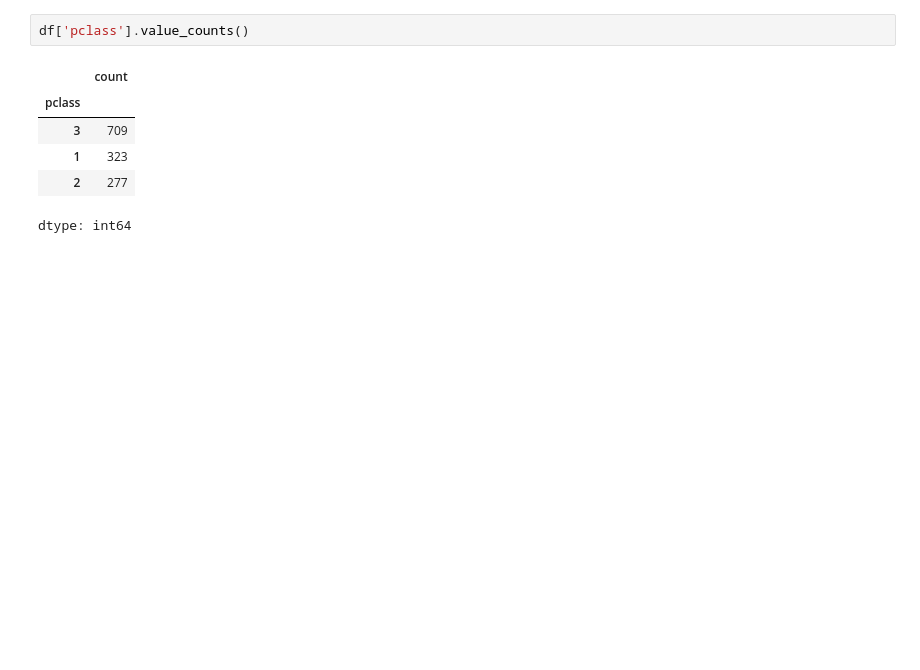
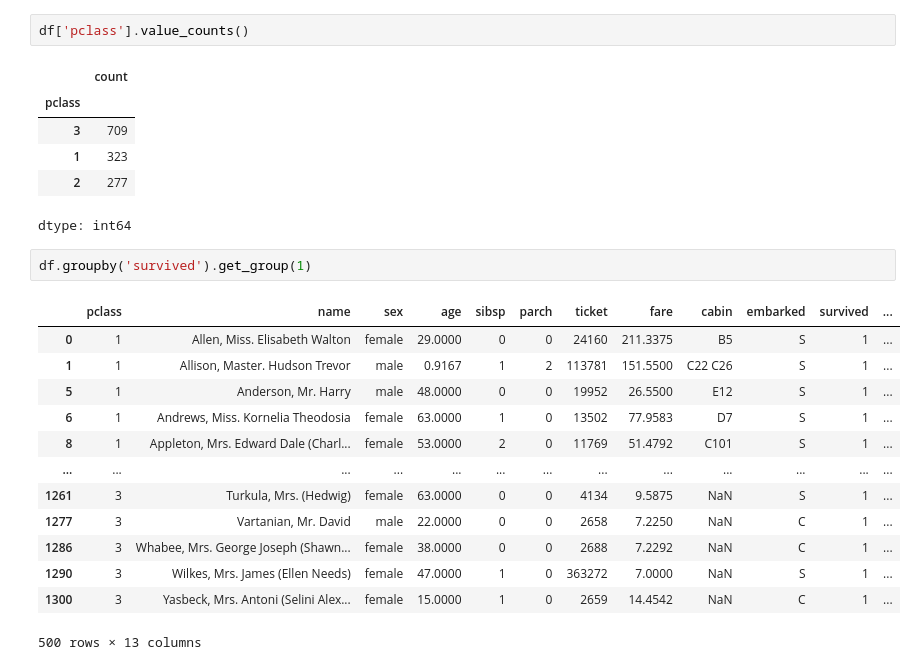
Before and after one commit to dpkasahu/numpy, a Jupyter notebook: titanic_data3.ipynb, the cells around one changed output. Saved outputs shown, nothing was run; the diff lists cells and outputs as text; blank space fills up the shorter version.

```diff
--- a/titanic_data3.ipynb
+++ b/titanic_data3.ipynb
@@ -46,3 +46,19 @@ df['pclass'].value_counts()
 | 1 | 323 |
 | 2 | 277 |
 dtype: int64
+# %%
+df.groupby('survived').get_group(1)
+# %% [output]
+|  | pclass | name | sex | age | sibsp | parch | ticket | fare | cabin | embarked | survived | ... |
+| 0 | 1 | Allen, Miss. Elisabeth Walton | female | 29.0000 | 0 | 0 | 24160 | 211.3375 | B5 | S | 1 | ... |
+| 1 | 1 | Allison, Master. Hudson Trevor | male | 0.9167 | 1 | 2 | 113781 | 151.5500 | C22 C26 | S | 1 | ... |
+| 5 | 1 | Anderson, Mr. Harry | male | 48.0000 | 0 | 0 | 19952 | 26.5500 | E12 | S | 1 | ... |
+| 6 | 1 | Andrews, Miss. Kornelia Theodosia | female | 63.0000 | 1 | 0 | 13502 | 77.9583 | D7 | S | 1 | ... |
+| 8 | 1 | Appleton, Mrs. Edward Dale (Charl... | female | 53.0000 | 2 | 0 | 11769 | 51.4792 | C101 | S | 1 | ... |
+| ... | ... | ... | ... | ... | ... | ... | ... | ... | ... | ... | ... | ... |
+| 1261 | 3 | Turkula, Mrs. (Hedwig) | female | 63.0000 | 0 | 0 | 4134 | 9.5875 | NaN | S | 1 | ... |
+| 1277 | 3 | Vartanian, Mr. David | male | 22.0000 | 0 | 0 | 2658 | 7.2250 | NaN | C | 1 | ... |
+| 1286 | 3 | Whabee, Mrs. George Joseph (Shawn... | female | 38.0000 | 0 | 0 | 2688 | 7.2292 | NaN | C | 1 | ... |
+| 1290 | 3 | Wilkes, Mrs. James (Ellen Needs) | female | 47.0000 | 1 | 0 | 363272 | 7.0000 | NaN | S | 1 | ... |
+| 1300 | 3 | Yasbeck, Mrs. Antoni (Selini Alex... | female | 15.0000 | 1 | 0 | 2659 | 14.4542 | NaN | C | 1 | ... |
+500 rows × 13 columns
```
